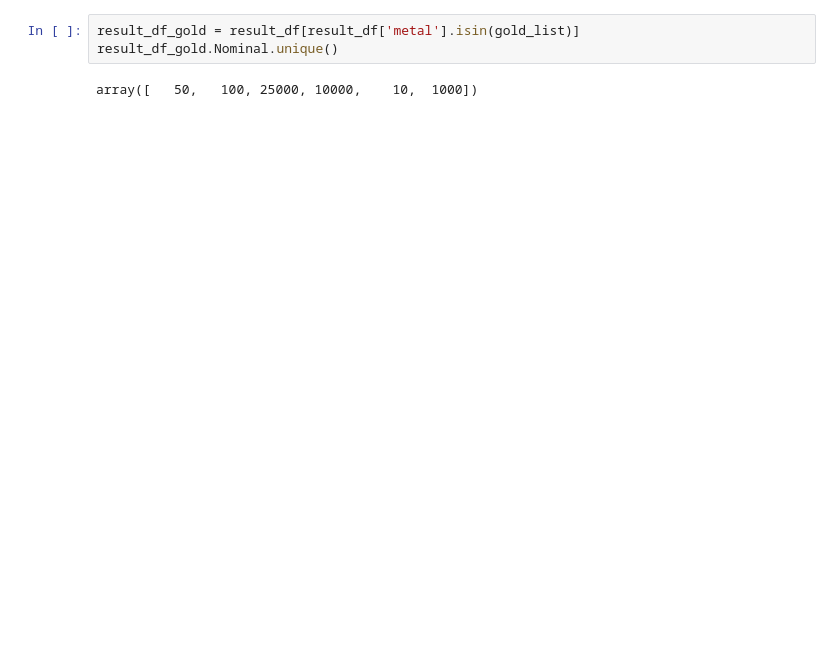
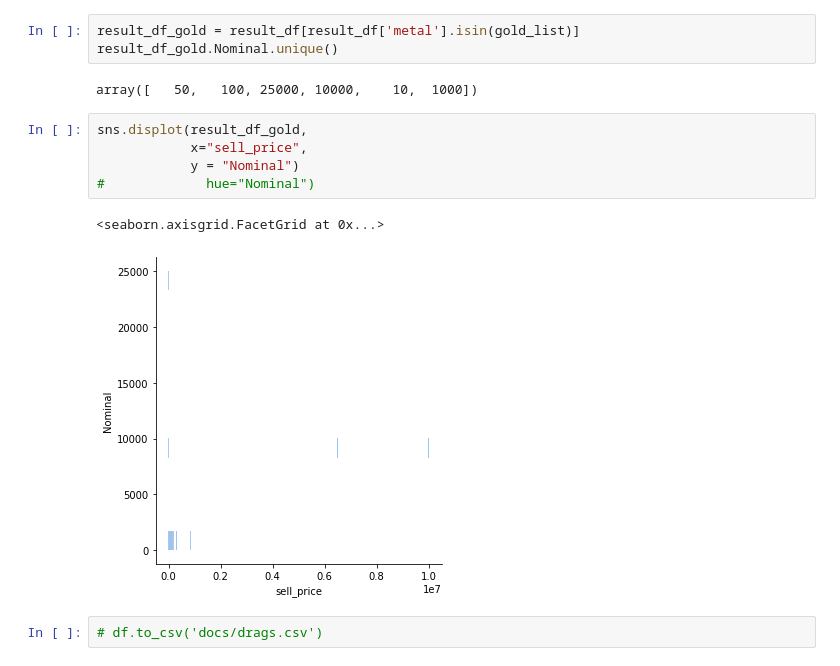
Before and after one commit to ilyinss/cbr_metall_analytics, a Jupyter notebook: decomp_metall_time_series.ipynb, the cells around one changed output. Saved outputs shown, nothing was run; the diff lists cells and outputs as text; blank space fills up the shorter version.

```diff
--- a/decomp_metall_time_series.ipynb
+++ b/decomp_metall_time_series.ipynb
@@ -470,3 +672,13 @@ result_df_gold = result_df[result_df['metal'].isin(gold_list)]
 result_df_gold.Nominal.unique()
 # %% [output]
 array([   50,   100, 25000, 10000,    10,  1000])
+# %%
+sns.displot(result_df_gold,
+            x="sell_price",
+            y = "Nominal")
+#             hue="Nominal")
+# %% [output]
+<seaborn.axisgrid.FacetGrid at 0x...>
+[figure, added]
+# %%
+# df.to_csv('docs/drags.csv')
```
Also changed, not shown: parts of 32 cells of this notebook.
